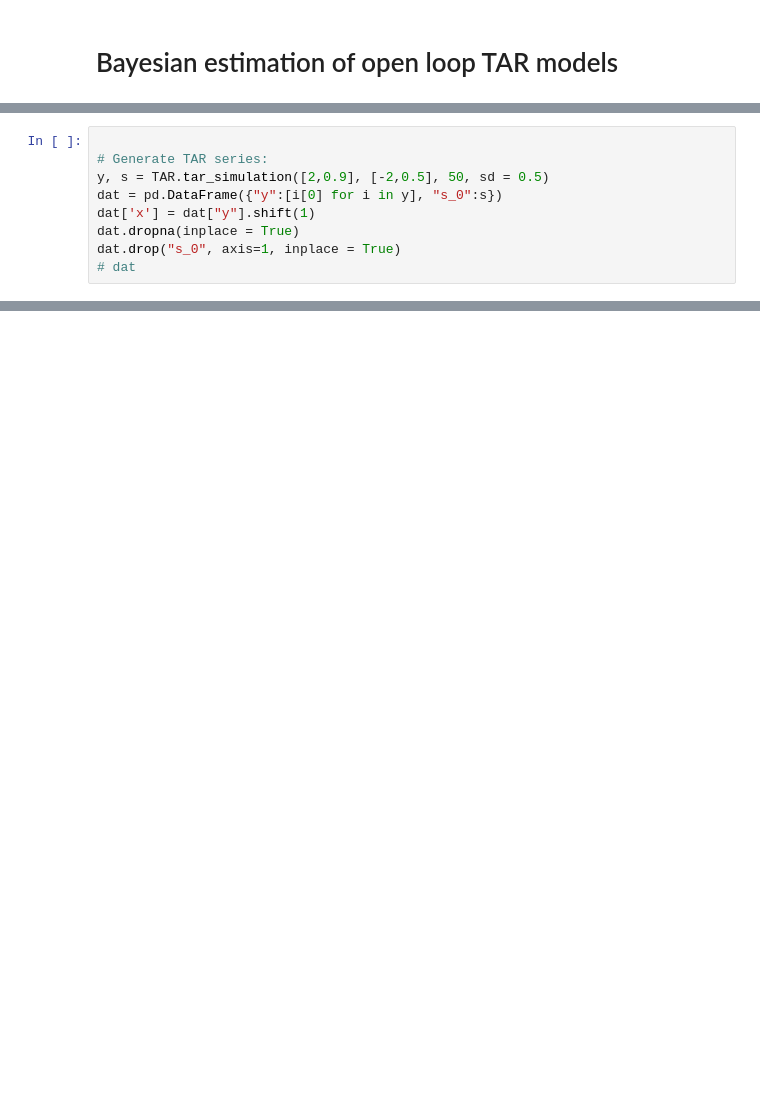
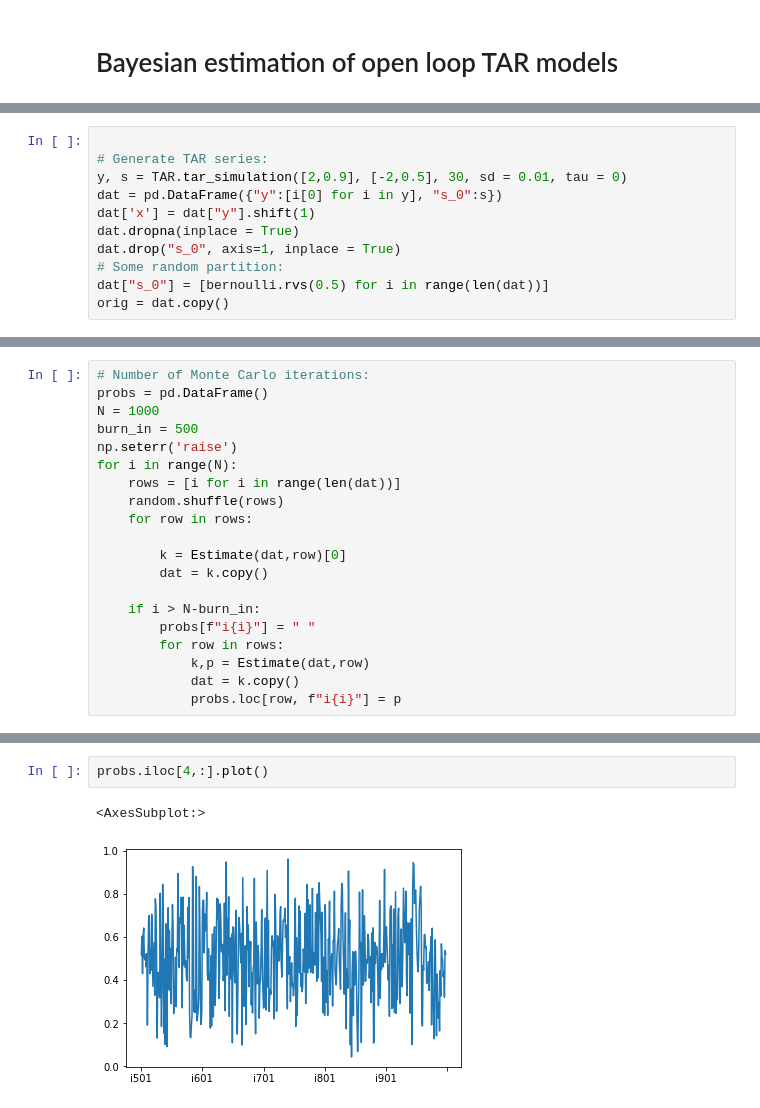
Before and after one commit to salahaddiniayyubi/BayesianTAR, a Jupyter notebook: BayesianTAR.ipynb, the cells around one changed output, grey strips where cells are left out. Drawn from its saved outputs; the diff is of its cells as text; blank space fills up the shorter version.

```diff
--- a/BayesianTAR.ipynb
+++ b/BayesianTAR.ipynb
@@ -9,10 +11,12 @@ from scipy.stats import bernoulli
 # %%
 
 # Generate TAR series:
-y, s = TAR.tar_simulation([2,0.9], [-2,0.5], 50, sd = 0.5)
+y, s = TAR.tar_simulation([2,0.9], [-2,0.5], 30, sd = 0.01, tau = 0)
 dat = pd.DataFrame({"y":[i[0] for i in y], "s_0":s})
 dat['x'] = dat["y"].shift(1)
 dat.dropna(inplace = True)
 dat.drop("s_0", axis=1, inplace = True)
-# dat
+# Some random partition:
+dat["s_0"] = [bernoulli.rvs(0.5) for i in range(len(dat))]
+orig = dat.copy()
 # %% [output]
@@ -117,0 +80,20 @@ AttributeError: module 'pystan' has no attribute 'build'
+# %%
+# Number of Monte Carlo iterations:
+probs = pd.DataFrame()
+N = 1000
+burn_in = 500
+np.seterr('raise')
+for i in range(N):
+    rows = [i for i in range(len(dat))]
+    random.shuffle(rows)
+    for row in rows:
+
+        k = Estimate(dat,row)[0]
+        dat = k.copy()
+
+    if i > N-burn_in:
+        probs[f"i{i}"] = " "
+        for row in rows:
+            k,p = Estimate(dat,row)
+            dat = k.copy()
+            probs.loc[row, f"i{i}"] = p
@@ -117,0 +327,5 @@ AttributeError: module 'pystan' has no attribute 'build'
+# %%
+probs.iloc[4,:].plot()
+# %% [output]
+<AxesSubplot:>
+[figure, added]
```
Also changed, not shown: parts of 14 cells of this notebook, 1 other file.
